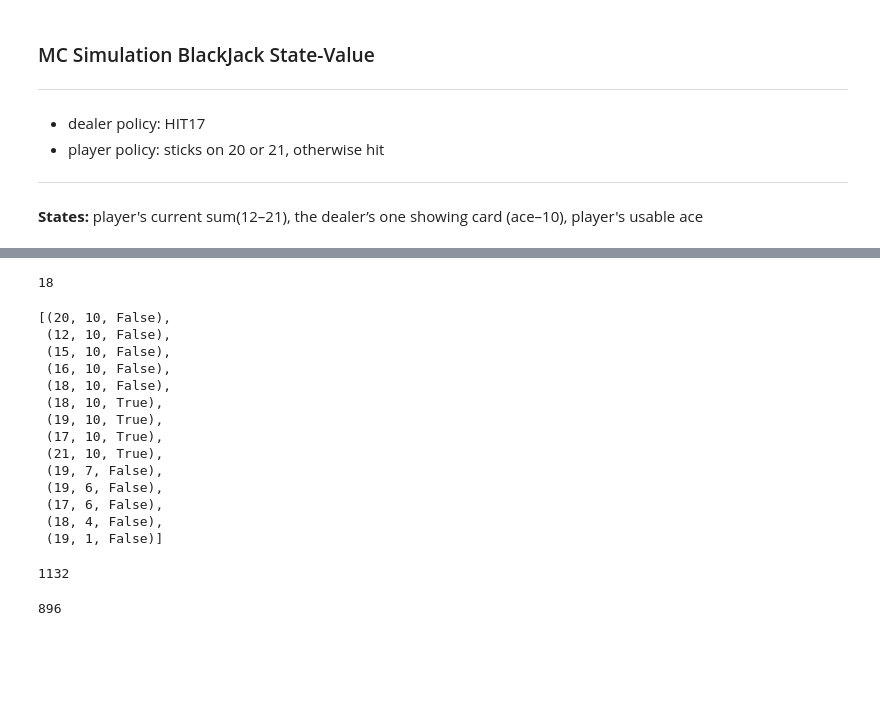
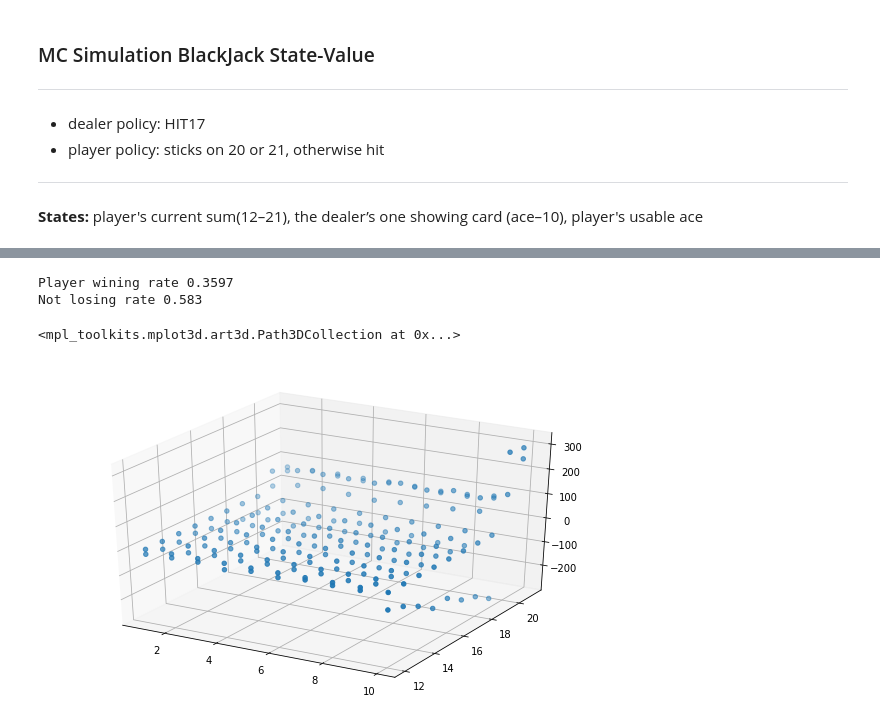
Before and after one commit to MJeremy2017/reinforcement-learning-implementation, a Jupyter notebook: BlackJack/blackjack_mc.ipynb, the cells around one changed output, grey strips where cells are left out. Cells and saved outputs as stored; diff of their text form; code cells hidden in the pictures; blank space fills up the shorter version.

```diff
--- a/BlackJack/blackjack_mc.ipynb
+++ b/BlackJack/blackjack_mc.ipynb
@@ -13,7 +15,8 @@ class BlackJackMC(object):
     def __init__(self):
         self.player_state_value = {}
         self.player_states = []
-
+        self.player_win = 0
+        self.player_draw = 0
 
     # give card
     @staticmethod
@@ -62,28 +65,33 @@ class BlackJackMC(object):
 
     def _giveCredit(self, player_value, dealer_value, is_end=True):
         if is_end:
+            # give reward only to last state
+            last_state = self.player_states[-1]
             if player_value > 21:
                 if dealer_value > 21:
                     # draw
-                    pass
+                    self.player_draw += 1
                 else:
-                    for s in self.player_states:
-                        self.player_state_value[s] -= 1
+                    self.player_state_value[last_state] -= 1
             else:
                 if dealer_value > 21:
-                    for s in self.player_states:
-                        self.player_state_value[s] += 1
+                    self.player_state_value[last_state] += 1
+                    self.player_win += 1
                 else:
                     if player_value < dealer_value:
-                        for s in self.player_states:
-                            self.player_state_value[s] -= 1
+                        self.player_state_value[last_state] -= 1
+                    elif player_value > dealer_value:
+                        self.player_state_value[last_state] += 1
+                        self.player_win += 1
                     else:
-                        for s in self.player_states:
-                            self.player_state_value[s] += 1
+                        # draw
+                        self.player_draw += 1
 
 
     def play(self, rounds=1000):
-        for _ in range(rounds):
+        for i in range(rounds):
+            if i % 1000 == 0:
+                print("round", i)
             # hit 2 cards each
             dealer_value, player_value = 0, 0
             show_card = 0
@@ -104,15 +112,16 @@ class BlackJackMC(object):
                 # when value goes higher than 12, record states
                 if (player_value >= 12) and (player_value <= 21):
                     self.player_states.append((player_value, show_card, usable_ace))
-            print("player card sum", player_value)
+            # print("player card sum", player_value)
 
             # dealer's turn
             usable_ace, is_end = False, False
             while not is_end:
                 dealer_value, usable_ace, is_end = self.dealerPolicy(dealer_value, usable_ace, is_end)
-            print("dealer card sum", dealer_value)
+            # print("dealer card sum", dealer_value)
 
             # judge winner
+            # set intermediate state to 0
             for s in self.player_states:
                 self.player_state_value[s] = 0 if self.player_state_value.get(s) is None else self.player_state_value.get(s)
 
@@ -144,29 +143,17 @@ dealer card sum 17
-# %%
-len(b.player_states)
-# %% [output]
-18
-# %%
-sorted(b.player_state_value, key=lambda x: x[1], reverse=True)
-# %% [output]
-[(20, 10, False),
- (12, 10, False),
- (15, 10, False),
- (16, 10, False),
- (18, 10, False),
- (18, 10, True),
- (19, 10, True),
- (17, 10, True),
- (21, 10, True),
- (19, 7, False),
- (19, 6, False),
- (17, 6, False),
- (18, 4, False),
- (19, 1, False)]
-# %%
-b.player_state_value[(12, 10, False)]
-# %% [output]
-1132
-# %%
-b.player_state_value[(21, 10, False)]
-# %% [output]
-896
+# %%
+print("Player wining rate", b.player_win/10000)
+print("Not losing rate", (b.player_win+b.player_draw)/10000)
+# %% [output]
+Player wining rate 0.3597
+Not losing rate 0.583
+# %%
+fig = plt.figure(figsize=[10, 6])
+ax = fig.add_subplot(111, projection='3d')
+
+x = [k[1] for k in b.player_state_value.keys()]
+y = [k[0] for k in b.player_state_value.keys()]
+z = [v for v in b.player_state_value.values()]
+ax.scatter(x, y, z)
+# %% [output]
+<mpl_toolkits.mplot3d.art3d.Path3DCollection at 0x...>
+[figure, added]
```
Also changed, not shown: parts of 3 cells of this notebook.
